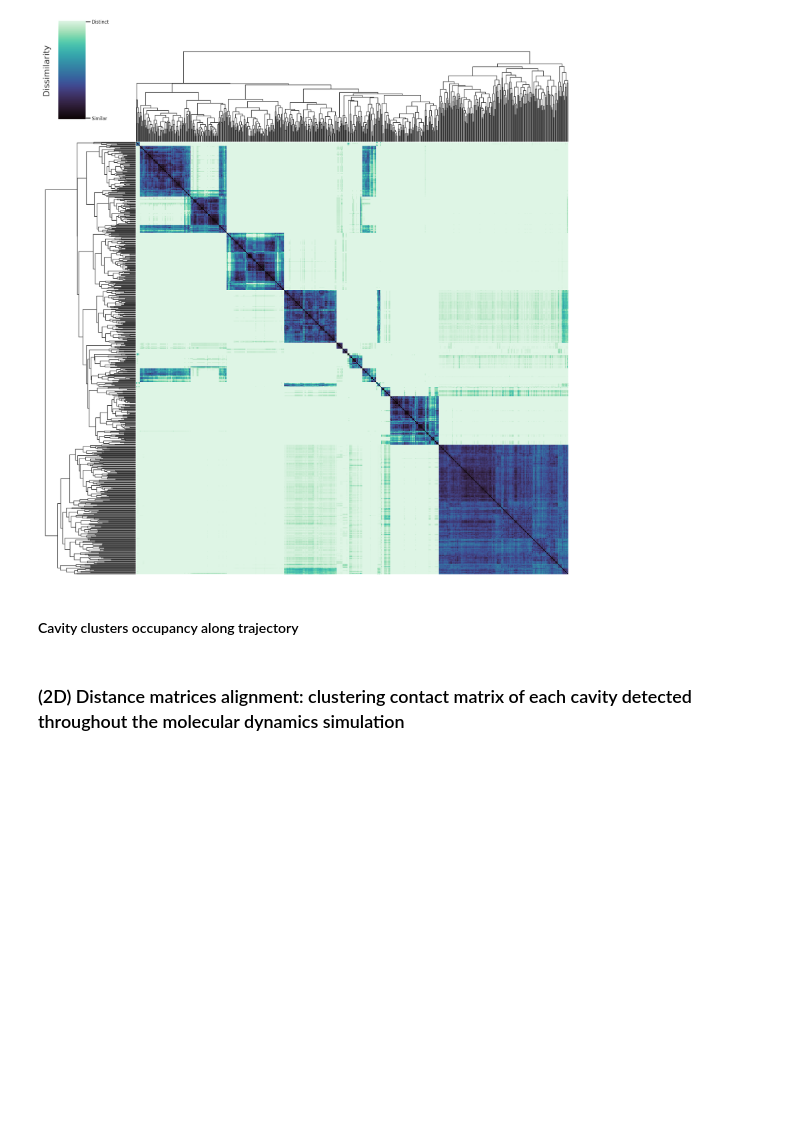
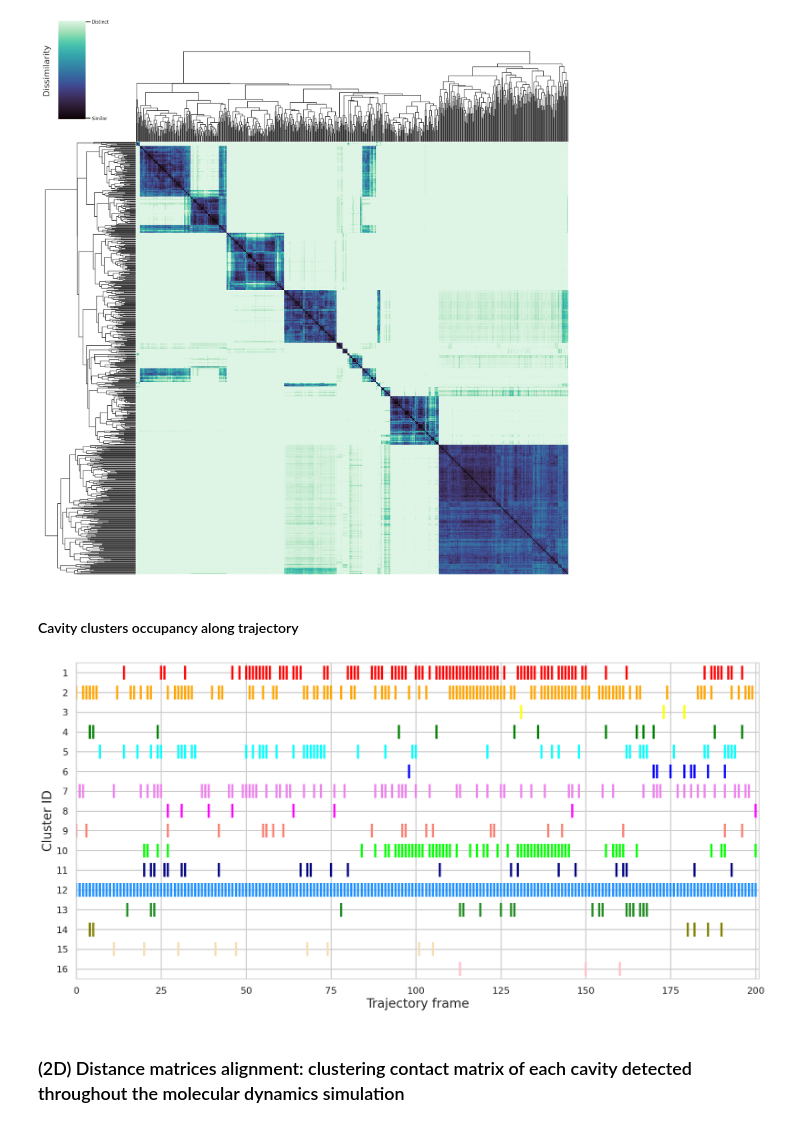
Before and after one commit to jvsguerra/IV-CEC, a Jupyter notebook: SPDE-analysis.ipynb, the cells around one changed output. Drawn from its saved outputs; the diff is of its cells as text; code cells hidden in the pictures; blank space fills up the shorter version.

```diff
--- a/SPDE-analysis.ipynb
+++ b/SPDE-analysis.ipynb
@@ -452,6 +449,93 @@ plt.savefig(
 [figure]
 # %% [markdown]
 #### Cavity clusters occupancy along trajectory
+# %%
+cluster_colors = [
+    "red",
+    "orange",
+    "yellow",
+    "green",
+    "cyan",
+    "blue",
+    "violet",
+    "magenta",
+    "salmon",
+    "lime",
+    "navy",       # PyMOL marine
+    "dodgerblue", # PyMOL tv_blue
+    "forestgreen",# PyMOL tv_green
+    "olive",
+    "wheat",
+    "pink",
+]
+
+cmap = ListedColormap(cluster_colors)
+
+sns.set_theme(
+    context="poster",
+    style="whitegrid",
+)
+
+labels = preds["contact"]   # ou distance/contact
+
+fig, ax = plt.subplots(
+    figsize=(20, 10)
+)
+
+for cluster in range(16):
+
+    cluster_frames = frames[labels == cluster]
+
+    ax.eventplot(
+        cluster_frames,
+        lineoffsets=cluster + 1,
+        linelengths=0.7,
+        linewidths=4,
+        colors=cluster_colors[cluster],
+    )
+
+
+ax.set_xlabel(
+    "Trajectory frame",
+    fontsize=24,
+)
+
+ax.set_ylabel(
+    "Cluster ID",
+    fontsize=24,
+)
+
+ax.set_yticks(
+    numpy.arange(
+        0,
+        17
+    )
+)
+
+ax.tick_params(
+    axis="both",
+    labelsize=18,
+)
+ax.set_xlim(0, 201)
+ax.set_ylim(0.5, 16.5)
+ax.invert_yaxis()
+
+for spine in ax.spines.values():
+    spine.set_visible(True)
+    spine.set_linewidth(1.5)
+
+plt.tight_layout()
+
+plt.savefig(
+    "results/spde/contact/timeline.png",
+    dpi=600,
+    transparent=True,
+    bbox_inches="tight",
+)
+
+plt.show()
+# %% [output]
+[figure, added]
 # %% [markdown]
 ### (2D) Distance matrices alignment: clustering contact matrix of each cavity detected throughout the molecular dynamics simulation
 # %%
```
Also changed, not shown: parts of 11 cells of this notebook, 10 other files.
